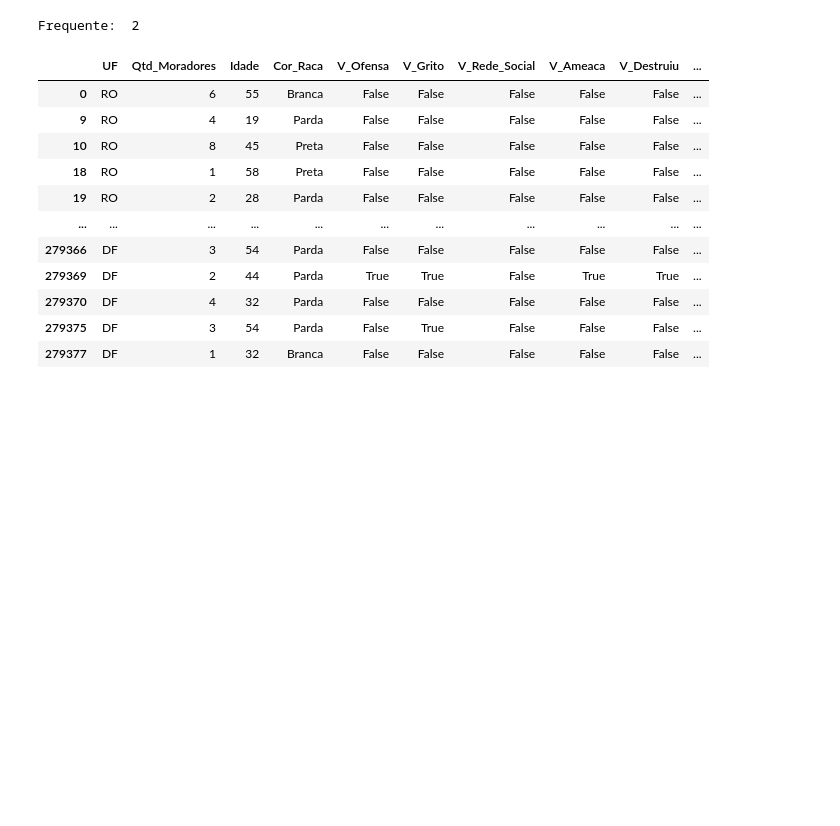
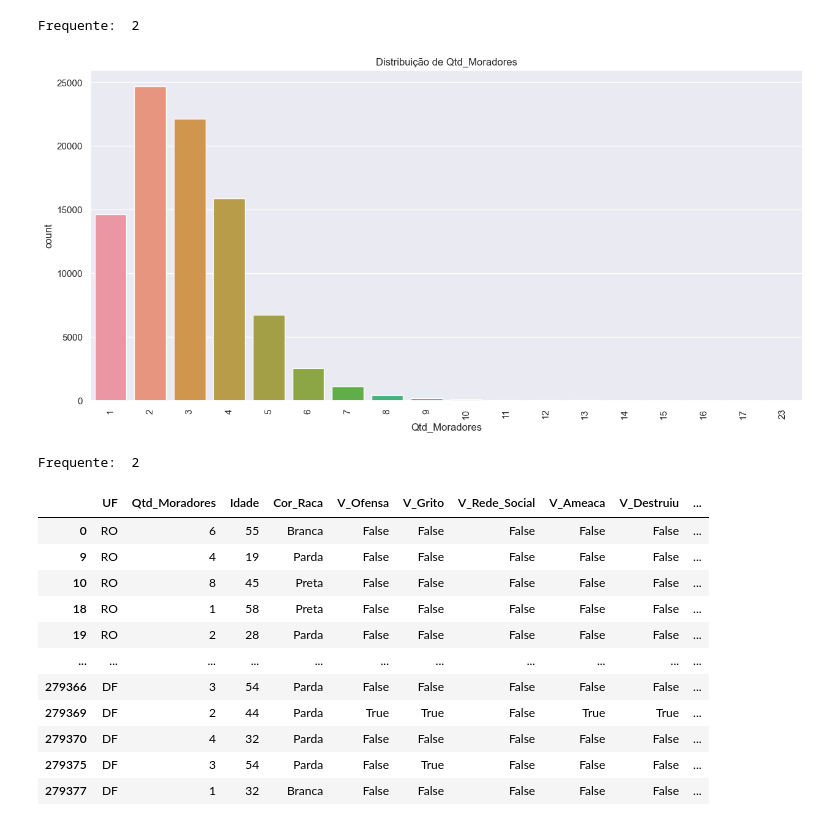
Before and after one commit to cassioHilario/DomHelder, a Jupyter notebook: DataScience/article/test.ipynb, the cells around one changed output. Drawn from its saved outputs; the diff is of its cells as text; code cells hidden in the pictures; blank space fills up the shorter version.

```diff
--- a/DataScience/article/test.ipynb
+++ b/DataScience/article/test.ipynb
@@ -681,6 +671,20 @@ dist_Attributo(vverbal_eda, 'Qtd_Moradores')
 # %% [output]
 [figure]
 Frequente:  2
+# %%
+# Distribuição de dados da quantidade de moradores com o eixo y acertando os valores entre 0 e 1
+def dist_Attributo_norm(df, coluna):
+    plt.figure(figsize=(15,7))
+    plt.title(f'Distribuição de {coluna}')
+    plt.xticks(rotation=90)
+    sns.countplot(data=df, x=coluna)
+    plt.show()
+    print('Frequente: ', df[coluna].mode()[0])
+
+dist_Attributo_norm(vverbal_eda, 'Qtd_Moradores')
+# %% [output]
+[figure, added]
+Frequente:  2
 # %%
 colunas_booleanas = ['V_Ofensa', 'V_Grito', 'V_Rede_Social', 'V_Ameaca', 'V_Destruiu']
 altera_booleanos(vverbal_eda1, colunas_booleanas)
```
Also changed, not shown: parts of 17 cells of this notebook, 4 other files.
